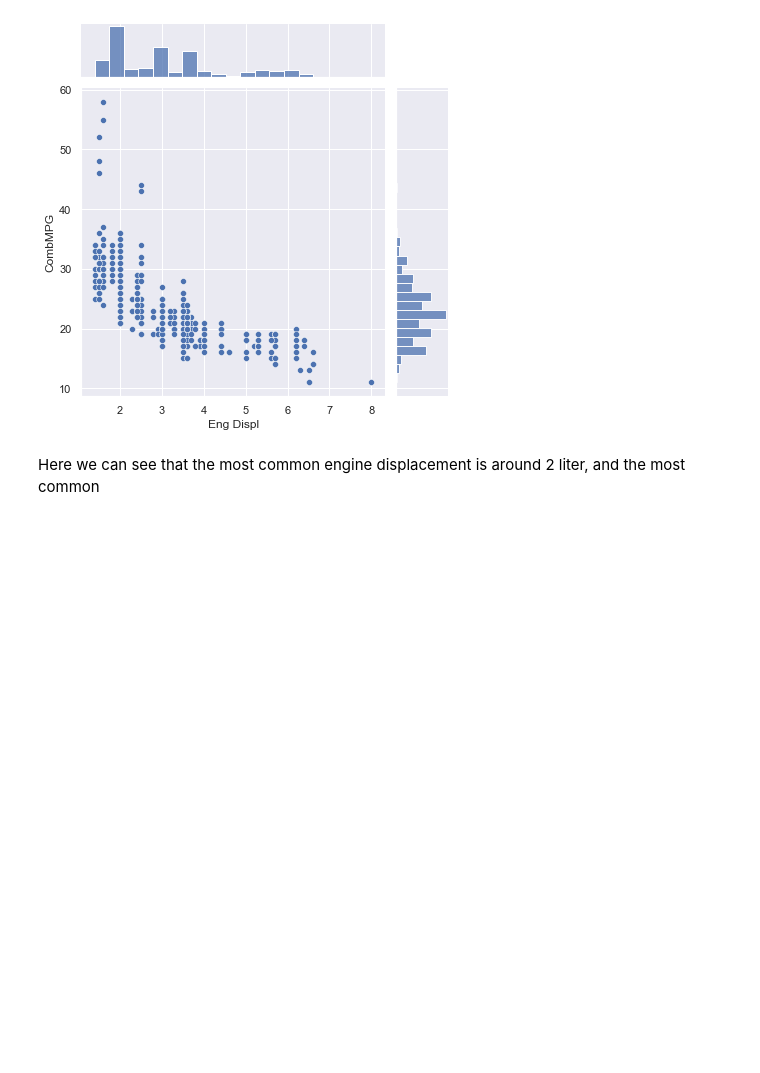
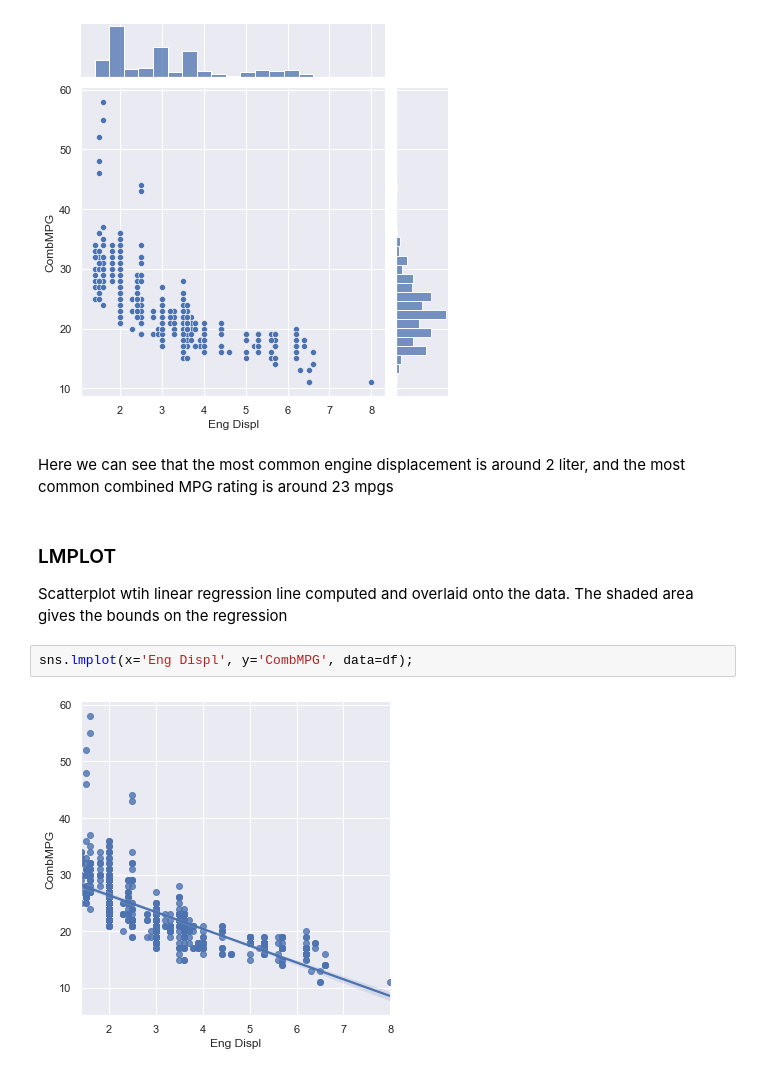
Before and after one commit to Ozxahmed/ML_DS_DL_Udemy_Course, a Jupyter notebook: s2_statistics_probability_refresher.ipynb, the cells around one changed output. Cells and saved outputs as stored; diff of their text form; blank space fills up the shorter version.

```diff
--- a/s2_statistics_probability_refresher.ipynb
+++ b/s2_statistics_probability_refresher.ipynb
@@ -617,4 +619,12 @@ sns.jointplot(x='Eng Displ', y='CombMPG', data=df);
 # %% [output]
 [figure]
 # %% [markdown]
-Here we can see that the most common engine displacement is around 2 liter, and the most common
+Here we can see that the most common engine displacement is around 2 liter, and the most common combined MPG rating is around 23 mpgs
+# %% [markdown]
+### LMPLOT
+
+Scatterplot wtih linear regression line computed and overlaid onto the data. The shaded area gives the bounds on the regression
+# %%
+sns.lmplot(x='Eng Displ', y='CombMPG', data=df);
+# %% [output]
+[figure, added]
```
Also changed, not shown: parts of 14 cells of this notebook.
